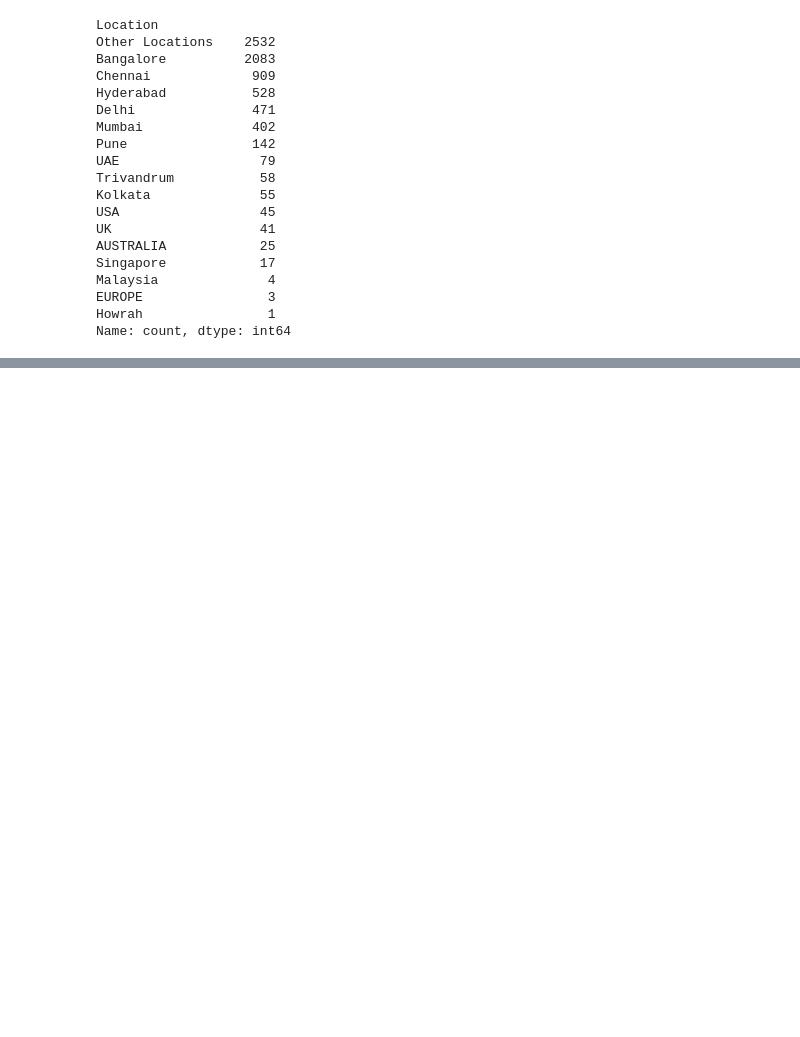
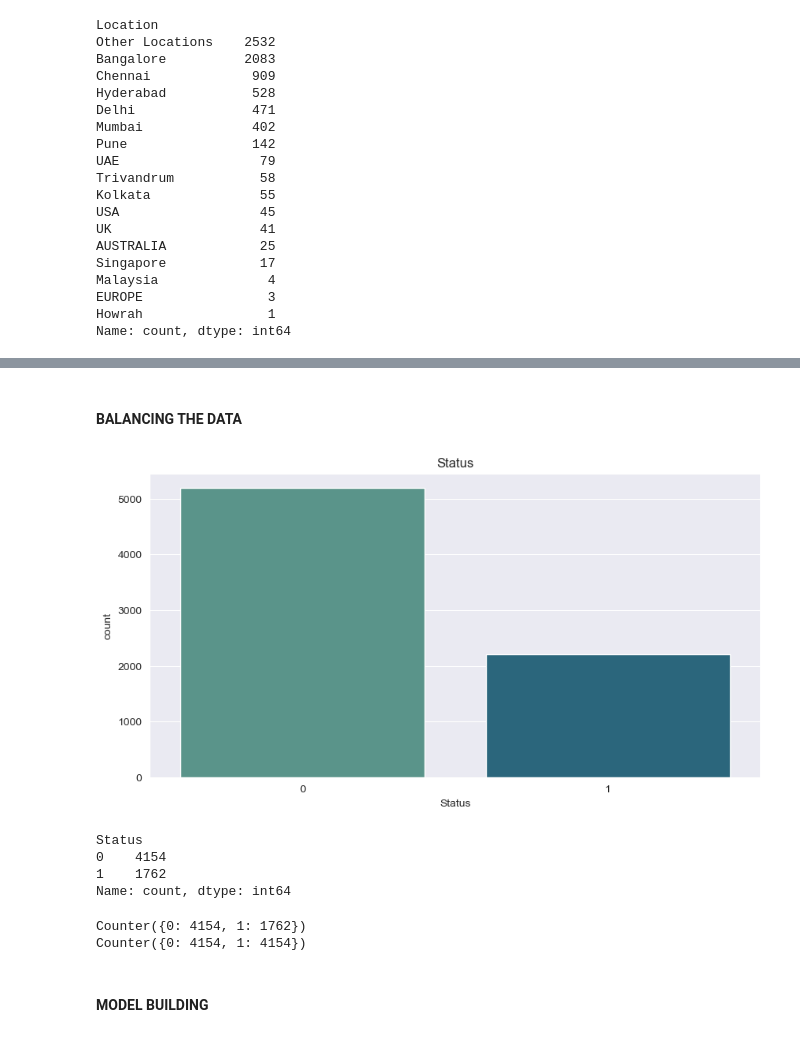
Before and after one commit to shanusaras/Lead_quality_categorization_for_enhanced_sales, a Jupyter notebook: sales effectiveness.ipynb, the cells around one changed output, grey strips where cells are left out. Saved outputs shown, nothing was run; the diff lists cells and outputs as text; code cells hidden in the pictures; blank space fills up the shorter version.

```diff
--- a/sales effectiveness.ipynb
+++ b/sales effectiveness.ipynb
@@ -853,0 +1032,16 @@ Name: count, dtype: int64
+# %% [markdown]
+#### **BALANCING THE DATA**
+# %%
+plt.figure(figsize= (10, 5))
+sns.countplot(data= data, x= 'Status', palette= 'crest')
+plt.title("Status")
+plt.show()
+# %% [output]
+[figure, added]
+# %%
+y_train.value_counts()
+# %% [output]
+Status
+0    4154
+1    1762
+Name: count, dtype: int64
@@ -853,0 +1054,9 @@ Name: count, dtype: int64
+# %%
+from collections import Counter
+print(Counter(y_train))
+print(Counter(y_train_sm))
+# %% [output]
+Counter({0: 4154, 1: 1762})
+Counter({0: 4154, 1: 4154})
+# %% [markdown]
+#### **MODEL BUILDING**
```
Also changed, not shown: parts of 33 cells of this notebook.
